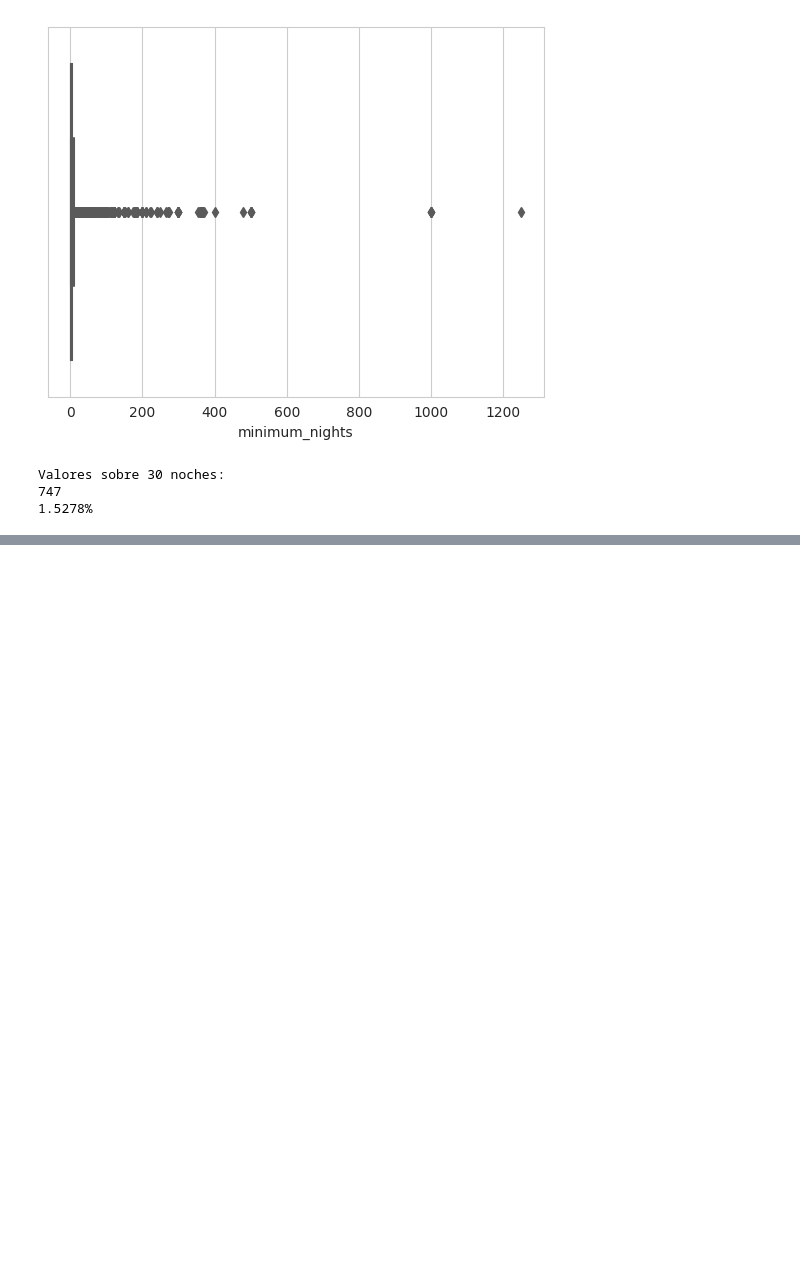
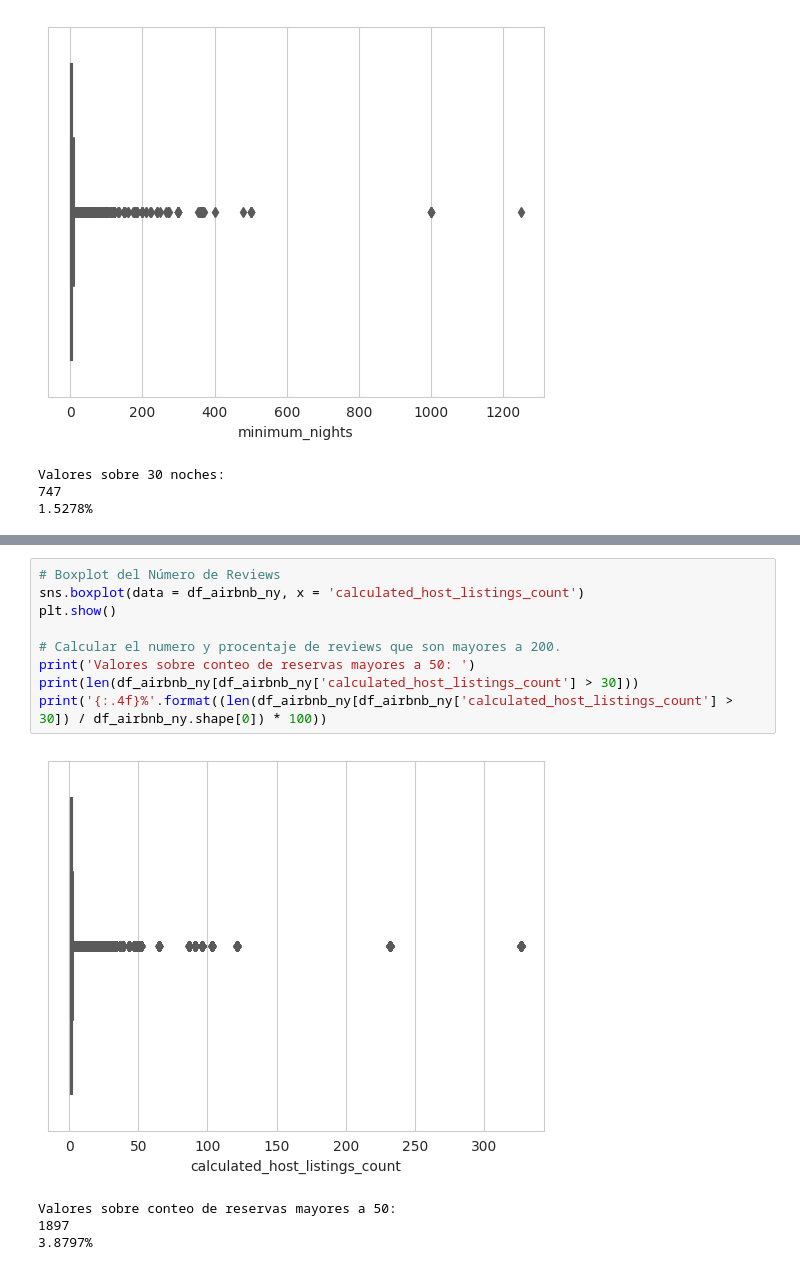
Before and after one commit to fevc08/new_york_city_airbnb_eda, a Jupyter notebook: src/explore.ipynb, the cells around one changed output, grey strips where cells are left out. Cells and saved outputs as stored; diff of their text form; blank space fills up the shorter version.

```diff
--- a/src/explore.ipynb
+++ b/src/explore.ipynb
@@ -256,2 +270,16 @@ Valores sobre 30 noches:
+# %%
+# Boxplot del Número de Reviews
+sns.boxplot(data = df_airbnb_ny, x = 'calculated_host_listings_count')
+plt.show()
+
+# Calcular el numero y procentaje de reviews que son mayores a 200.
+print('Valores sobre conteo de reservas mayores a 50: ')
+print(len(df_airbnb_ny[df_airbnb_ny['calculated_host_listings_count'] > 30]))
+print('{:.4f}%'.format((len(df_airbnb_ny[df_airbnb_ny['calculated_host_listings_count'] > 30]) / df_airbnb_ny.shape[0]) * 100))
+# %% [output]
+[figure, added]
+Valores sobre conteo de reservas mayores a 50:
+1897
+3.8797%
 # %%
 #Eliminar los outliers
```
Also changed, not shown: parts of 3 cells of this notebook.
